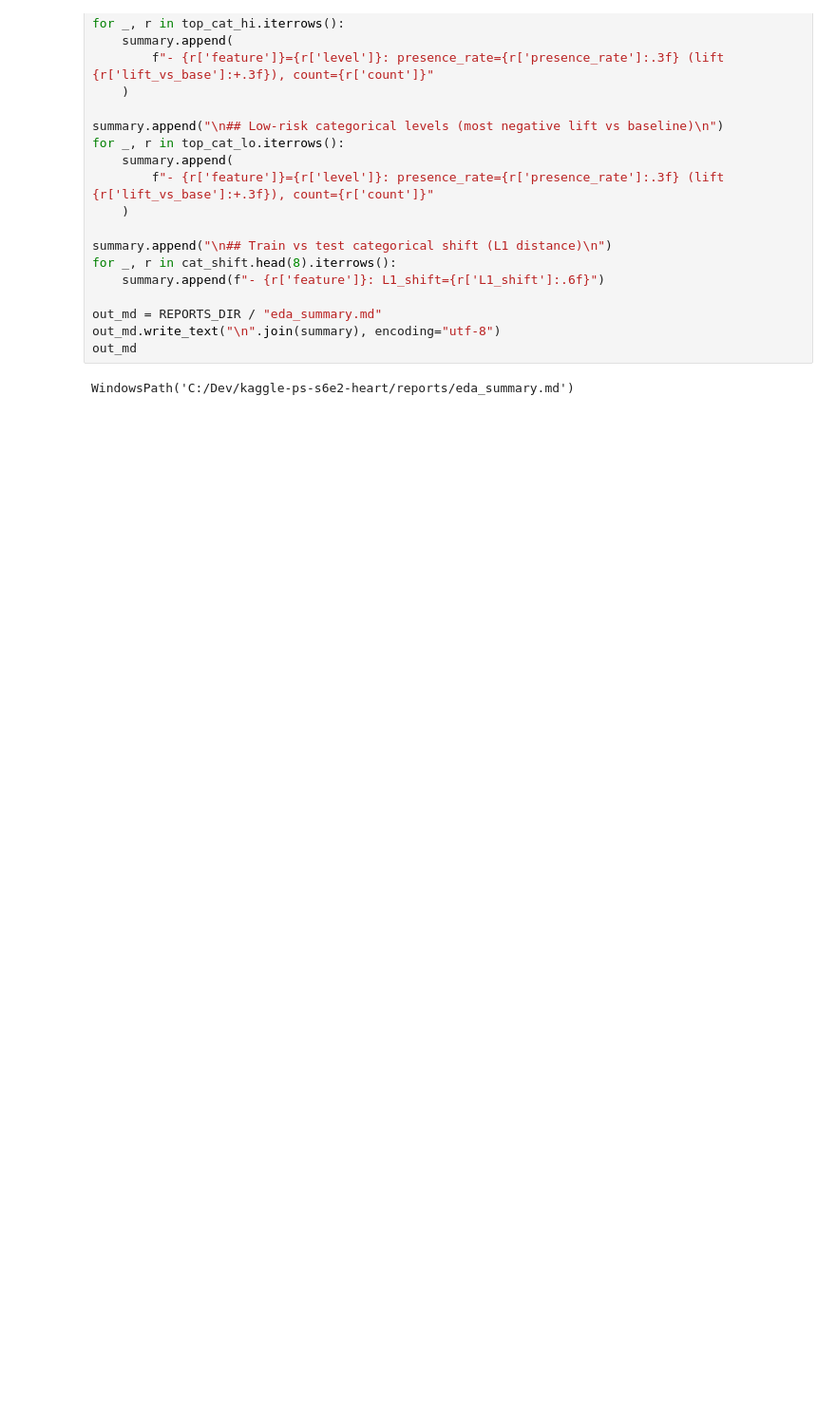
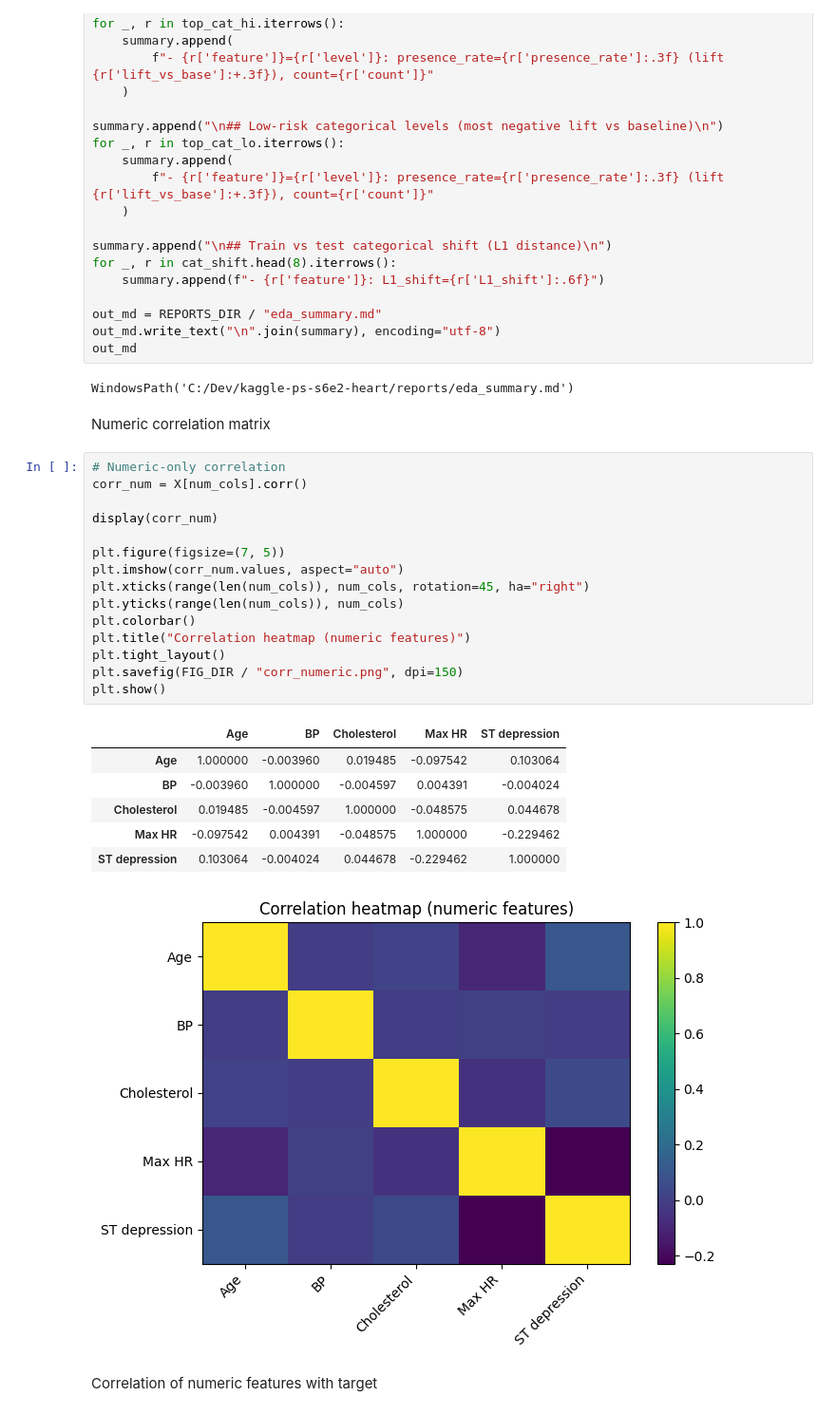
Before and after one commit to jocoolner/kaggle-ps-s6e2-heart, a Jupyter notebook: notebooks/02_eda.ipynb, the cells around one changed output. Shown at 95% size. Drawn from its saved outputs; the diff is of its cells as text; blank space fills up the shorter version.

```diff
--- a/notebooks/02_eda.ipynb
+++ b/notebooks/02_eda.ipynb
@@ -406,3 +406,30 @@ out_md.write_text("\n".join(summary), encoding="utf-8")
 out_md
 # %% [output]
 WindowsPath('C:/Dev/kaggle-ps-s6e2-heart/reports/eda_summary.md')
+# %% [markdown]
+Numeric correlation matrix
+# %%
+# Numeric-only correlation
+corr_num = X[num_cols].corr()
+
+display(corr_num)
+
+plt.figure(figsize=(7, 5))
+plt.imshow(corr_num.values, aspect="auto")
+plt.xticks(range(len(num_cols)), num_cols, rotation=45, ha="right")
+plt.yticks(range(len(num_cols)), num_cols)
+plt.colorbar()
+plt.title("Correlation heatmap (numeric features)")
+plt.tight_layout()
+plt.savefig(FIG_DIR / "corr_numeric.png", dpi=150)
+plt.show()
+# %% [output]
+|  | Age | BP | Cholesterol | Max HR | ST depression |
+| Age | 1.000000 | -0.003960 | 0.019485 | -0.097542 | 0.103064 |
+| BP | -0.003960 | 1.000000 | -0.004597 | 0.004391 | -0.004024 |
+| Cholesterol | 0.019485 | -0.004597 | 1.000000 | -0.048575 | 0.044678 |
+| Max HR | -0.097542 | 0.004391 | -0.048575 | 1.000000 | -0.229462 |
+| ST depression | 0.103064 | -0.004024 | 0.044678 | -0.229462 | 1.000000 |
+[figure, added]
+# %% [markdown]
+Correlation of numeric features with target
```
Also changed, not shown: parts of 1 cell of this notebook, 6 other files.
